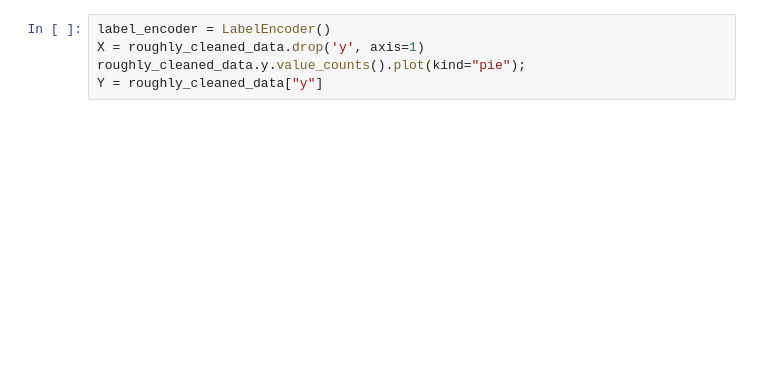
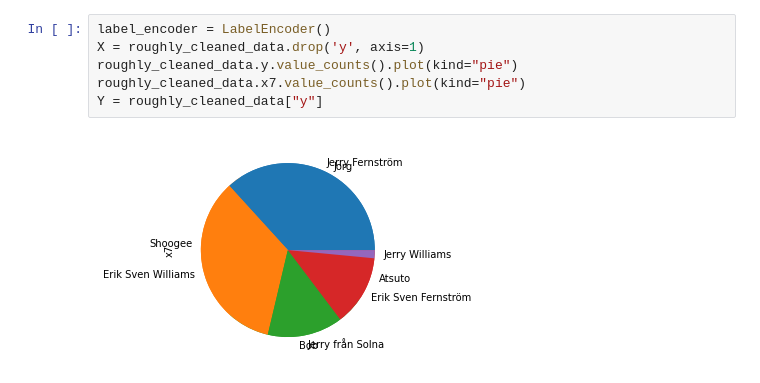
Before and after one commit to Karlenkko/DD2421-programming_challenge, a Jupyter notebook: main.ipynb, the cells around one changed output. Drawn from its saved outputs; the diff is of its cells as text; blank space fills up the shorter version.

```diff
--- a/main.ipynb
+++ b/main.ipynb
@@ -94,5 +94,8 @@ encoded_data.corr()
 # %%
 label_encoder = LabelEncoder()
 X = roughly_cleaned_data.drop('y', axis=1)
-roughly_cleaned_data.y.value_counts().plot(kind="pie");
+roughly_cleaned_data.y.value_counts().plot(kind="pie")
+roughly_cleaned_data.x7.value_counts().plot(kind="pie")
 Y = roughly_cleaned_data["y"]
+# %% [output]
+[figure, added]
```
Also changed, not shown: 1 other file.
